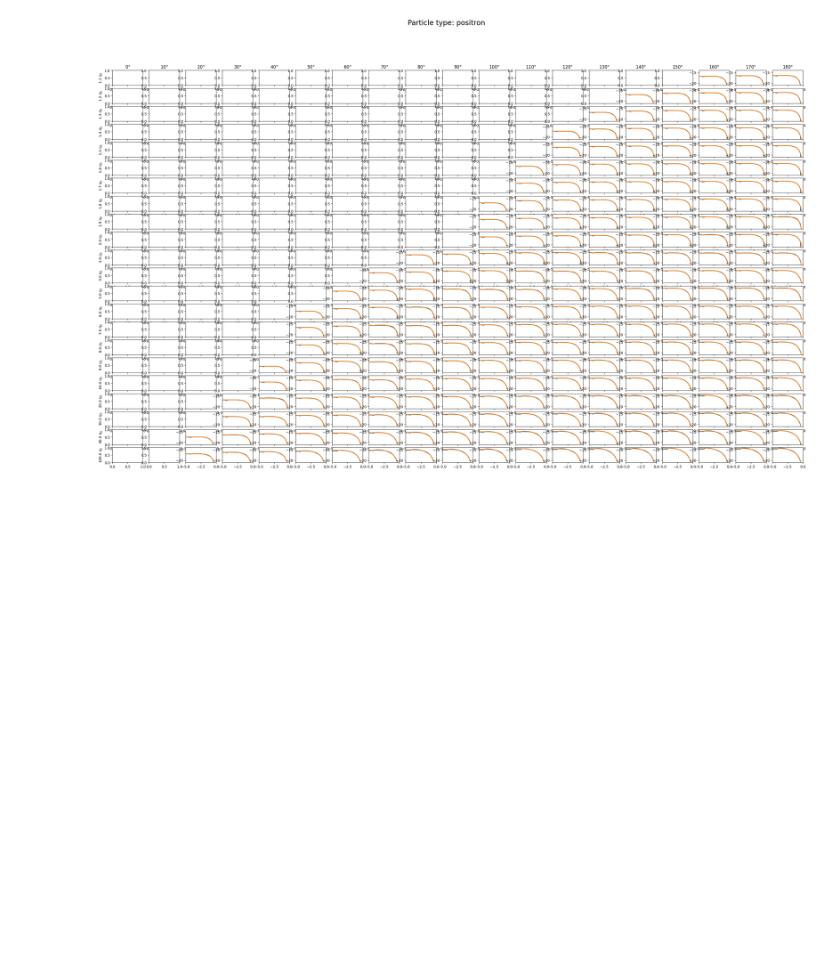
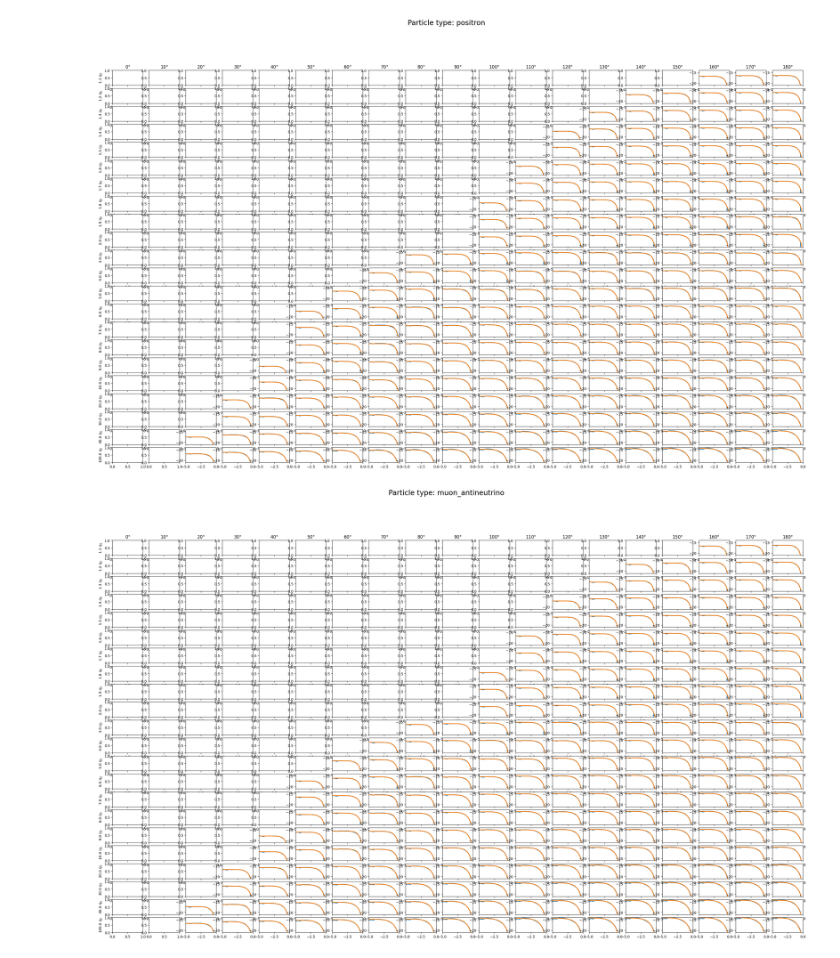
Before and after one commit to pwit07/sophia_next, a Jupyter notebook: src/Fitting.ipynb, the cells around one changed output. Drawn from its saved outputs; the diff is of its cells as text; code cells hidden in the pictures; blank space fills up the shorter version.

```diff
--- a/src/Fitting.ipynb
+++ b/src/Fitting.ipynb
@@ -13,6 +13,24 @@ _eta = ["1.1", "1.2", "1.3", "1.4", "1.5", "1.6", "1.7", "1.8", "1.9", "2.0", "3
 # %%
 def F(x, A, B, C, D, E):
     return A*np.pow(E,(x-B)*C)+D
+# %%
+# popt, pcov = curve_fit(F, x_fit, y_fit, bounds=([-25,0.1,0.1,-40.,17],
+#                                                 [-20,0.6,1.2,-12.,20]))
+
+A_min = -25
+A_max = -20
+
+B_min = 0.1
+B_max = 0.6
+
+C_min = 0.1
+C_max = 1.2
+
+D_min = -40
+D_max = -12
+
+E_min = 17
+E_max = 20
 # %%
 def plot_fit_single(particle, eta, theta):
     fig, ax = plt.subplots(1,1,figsize = (8, 4))
@@ -45,8 +63,8 @@ def plot_fit_single(particle, eta, theta):
         y_fit = y_fit[:-count]
 
     # popt, pcov = curve_fit(F, x_fit, y_fit)
-    popt, pcov = curve_fit(F, x_fit, y_fit, bounds=([-40,0.1,0.1,-40.,17],
-                                                    [-12,0.6,4.5,-12.,20]))
+    popt, pcov = curve_fit(F, x_fit, y_fit, bounds=([A_min, B_min, C_min, D_min, E_min],
+                                                    [A_max, B_max, C_max, D_max, E_max]))
     print(popt)
 
     F_i = np.append(F(x_i, *popt),-100.)
@@ -100,7 +118,7 @@ def fit_plot(particle):
 
     File = open(f"./integrand_values/Fx_{particle}.txt","w")
 
-    print("#eta | theta | A | B | C | D    ||   F(x, A, B, C, D) = A*np.exp((x-B)*C)+D", file=File)
+    print("#eta_eta0 | theta | A | B | C | D    ||   F(x, A, B, C, D, E) = A*np.pow(E,(x-B)*C)+D", file=File)
 
     i = 0
     for eta in _eta:
@@ -138,8 +156,10 @@ def fit_plot(particle):
                 #                                                 [-12,5.6,4.5,-12.,6]))
                 # popt, pcov = curve_fit(F, x_fit, y_fit, bounds=([-40,0.1,0.1,-40.,10],
                 #                                                 [-12,3.6,4.5,-12.,15]))
-                popt, pcov = curve_fit(F, x_fit, y_fit, bounds=([-40,0.1,0.1,-40.,17],
-                                                                [-12,0.6,4.5,-12.,20]))
+                # popt, pcov = curve_fit(F, x_fit, y_fit, bounds=([-30,0.1,0.1,-40.,17],
+                #                                                 [-12,0.6,4.5,-12.,20]))
+                popt, pcov = curve_fit(F, x_fit, y_fit, bounds=([A_min, B_min, C_min, D_min, E_min],
+                                                                [A_max, B_max, C_max, D_max, E_max]))
 
                 F_i = np.append(F(x_i, *popt),-100.)
                 x_i = np.append(x_i,0.)
@@ -166,11 +186,12 @@ def fit_plot(particle):
 # %%
 fit_plot("photon")
 # fit_plot("electron")
 fit_plot("positron")
+# fit_plot("electron_antineutrino")
 # fit_plot("electron_neutrino")
-# fit_plot("electron_antineutrino")
-# fit_plot("muon_neutrino")
-# fit_plot("muon_antineutrino")
+fit_plot("muon_antineutrino")
+fit_plot("muon_neutrino")
 # %% [output]
 [figure]
 [figure]
+[figure, added]
```
Also changed, not shown: parts of 12 cells of this notebook.
